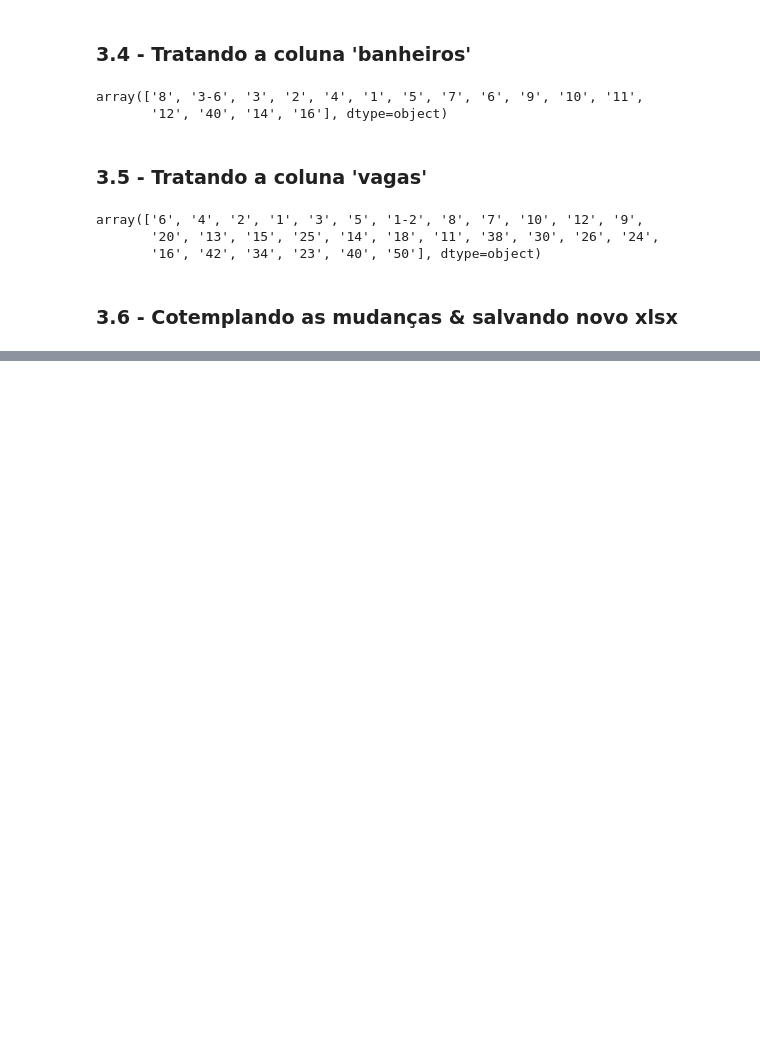
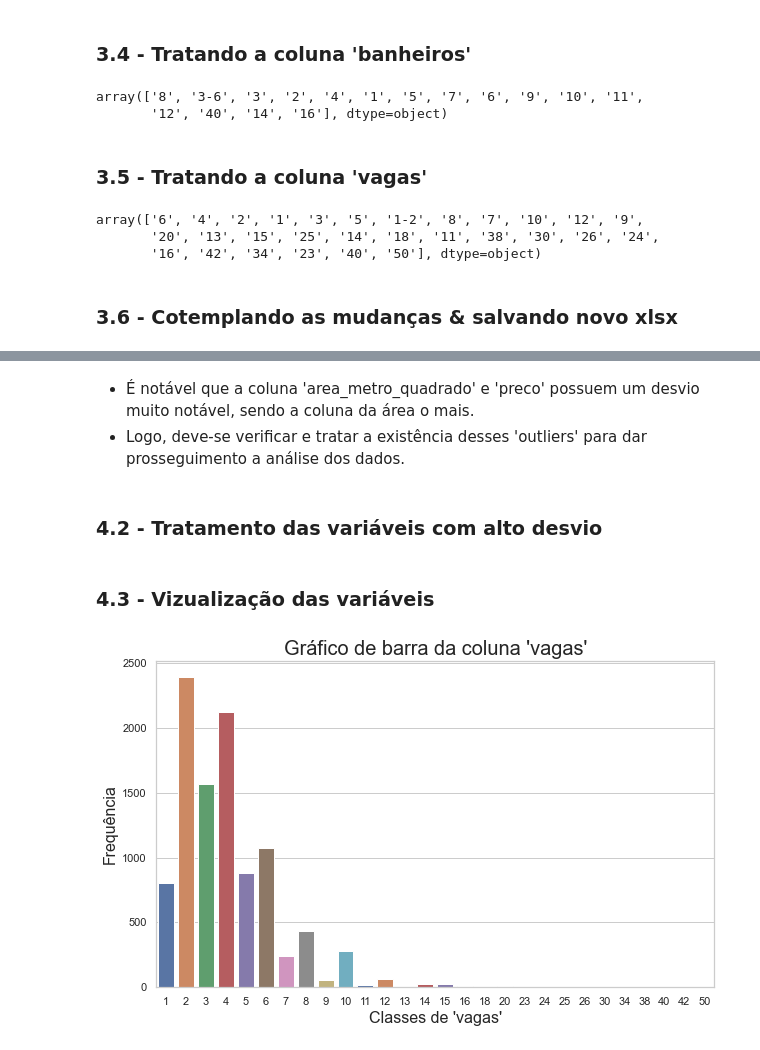
Before and after one commit to Guilheme-iram/Projeto_HousePrice_SP, a Jupyter notebook: AnaliseExploratoriaSP.ipynb, the cells around one changed output, grey strips where cells are left out. Saved outputs shown, nothing was run; the diff lists cells and outputs as text; code cells hidden in the pictures; blank space fills up the shorter version.

Commit message:
Início da análise descritiva dos dados & vizualizações

```diff
--- a/AnaliseExploratoriaSP.ipynb
+++ b/AnaliseExploratoriaSP.ipynb
@@ -195,0 +227,31 @@ df_sp.to_csv("./dados/SaoPauloClean.csv")
+# %% [markdown]
+ - É notável que a coluna 'area_metro_quadrado' e 'preco' possuem um desvio muito notável, sendo a coluna da área o mais.
+ - Logo, deve-se verificar e tratar a existência desses 'outliers' para dar prosseguimento a análise dos dados.
+# %% [markdown]
+### 4.2 - Tratamento das variáveis com alto desvio
+# %% [markdown]
+### 4.3 - Vizualização das variáveis
+# %%
+sns.set_style("darkgrid")
+sns.set(style="whitegrid")
+
+def grafico_de_barras(df, coluna, limit=0):
+
+    dataCount =  df[coluna].value_counts()
+    values = dataCount.values
+    label = np.array(dataCount.index)
+
+    if len(label) > limit and limit != 0:
+        label = label[:limit + 1]
+        values = values[:limit + 1]
+
+    plt.figure(figsize=(10, 6))
+    plt.title(f"Gráfico de barra da coluna '{coluna}'", fontsize=20)
+    plt.xlabel(f"Classes de '{coluna}'", fontsize=16)
+    plt.ylabel("Frequência", fontsize=16)
+    sns.barplot(y=values, x=label, palette='deep')
+    plt.show()
+# %%
+grafico_de_barras(df_sp, "vagas")
+# %% [output]
+[figure, added]
```
Also changed, not shown: parts of 7 cells of this notebook, 2 other files.
